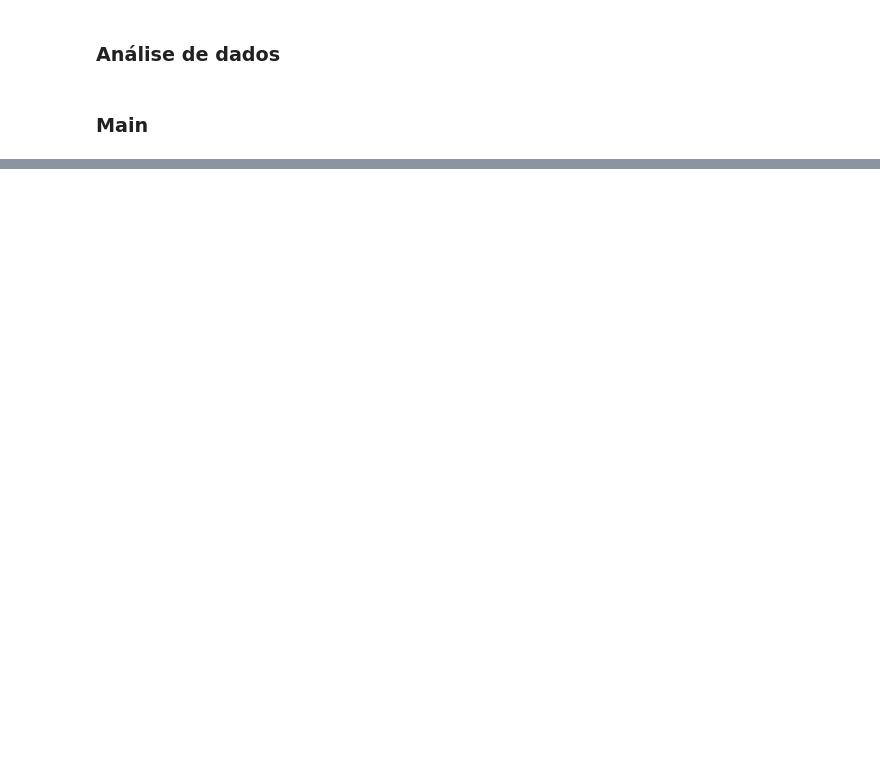
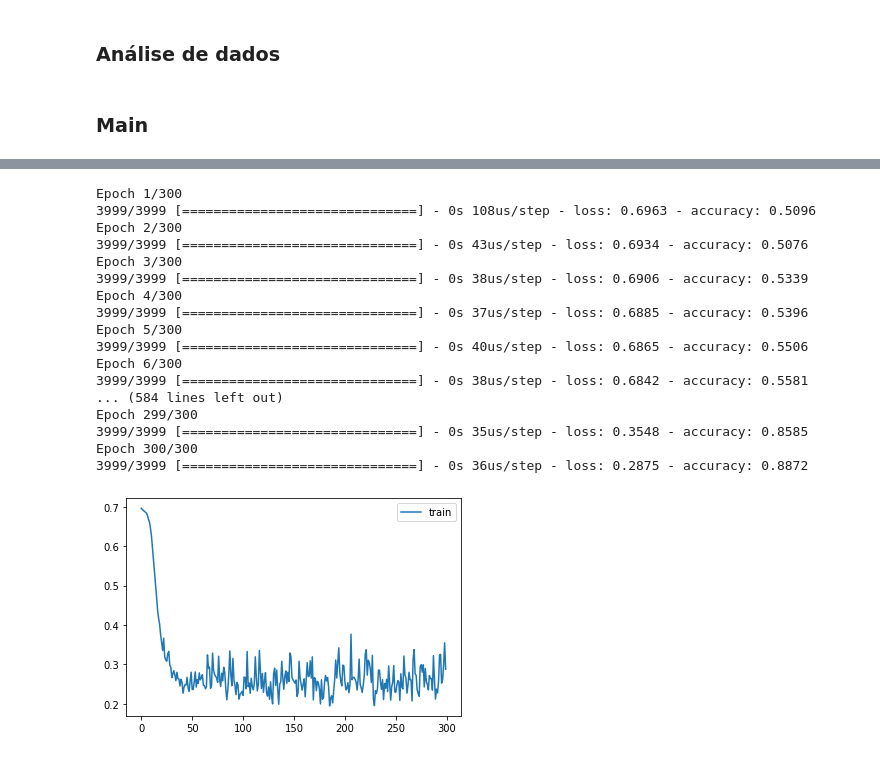
Before and after one commit to rHilkner/mc030, a Jupyter notebook: pfg.ipynb, the cells around one changed output, grey strips where cells are left out. Cells and saved outputs as stored; diff of their text form; code cells hidden in the pictures; blank space fills up the shorter version.

Commit message:
first results, all models combinations implemented

```diff
--- a/pfg.ipynb
+++ b/pfg.ipynb
@@ -907,0 +586,3 @@ conf = plot_confusion_matrix(y_test["lstm"][8].argmax(axis=1), np.rint(preds["ls
+# %%
+data[2] = data[2].dropna()
+data[8] = data[8].dropna()
@@ -907,0 +710,7 @@ conf = plot_confusion_matrix(y_test["lstm"][8].argmax(axis=1), np.rint(preds["ls
+# %%
+for a in ['train','test']:
+    for m in models:
+        for c in n_classes:
+            for s in n_steps:
+                for i in n_indicators:
+                    print(X[a][m][c][s][i].shape, y[a][m][c][s][i].shape)
@@ -907,0 +753,6 @@ conf = plot_confusion_matrix(y_test["lstm"][8].argmax(axis=1), np.rint(preds["ls
+# %%
+for m in models:
+    for c in n_classes:
+        for s in n_steps:
+            for i in n_indicators:
+                print(Models[m][c][s][i])
@@ -907,0 +777,20 @@ conf = plot_confusion_matrix(y_test["lstm"][8].argmax(axis=1), np.rint(preds["ls
+# %%
+history = {}
+preds = {}
+conf = {}
+for m in models:
+    history[m] = {}
+    preds[m] = {}
+    conf[m] = {}
+    for c in n_classes:
+        history[m][c] = {}
+        preds[m][c] = {}
+        conf[m][c] = {}
+        for s in n_steps:
+            history[m][c][s] = {}
+            preds[m][c][s] = {}
+            conf[m][c][s] = {}
+            for i in n_indicators:
+                history[m][c][s][i] = {}
+                preds[m][c][s][i] = {}
+                conf[m][c][s][i] = {}
@@ -907,0 +864,26 @@ conf = plot_confusion_matrix(y_test["lstm"][8].argmax(axis=1), np.rint(preds["ls
+# %%
+m = models[0]
+c = n_classes[0]
+s = n_steps[0]
+i = n_indicators[0]
+
+fit(m, c, s, i)
+# %% [output]
+Epoch 1/300
+3999/3999 [==============================] - 0s 108us/step - loss: 0.6963 - accuracy: 0.5096
+Epoch 2/300
+3999/3999 [==============================] - 0s 43us/step - loss: 0.6934 - accuracy: 0.5076
+Epoch 3/300
+3999/3999 [==============================] - 0s 38us/step - loss: 0.6906 - accuracy: 0.5339
+Epoch 4/300
+3999/3999 [==============================] - 0s 37us/step - loss: 0.6885 - accuracy: 0.5396
+Epoch 5/300
+3999/3999 [==============================] - 0s 40us/step - loss: 0.6865 - accuracy: 0.5506
+Epoch 6/300
+3999/3999 [==============================] - 0s 38us/step - loss: 0.6842 - accuracy: 0.5581
+... (584 lines left out)
+Epoch 299/300
+3999/3999 [==============================] - 0s 35us/step - loss: 0.3548 - accuracy: 0.8585
+Epoch 300/300
+3999/3999 [==============================] - 0s 36us/step - loss: 0.2875 - accuracy: 0.8872
+[figure, added]
```
Also changed, not shown: parts of 127 cells of this notebook.
